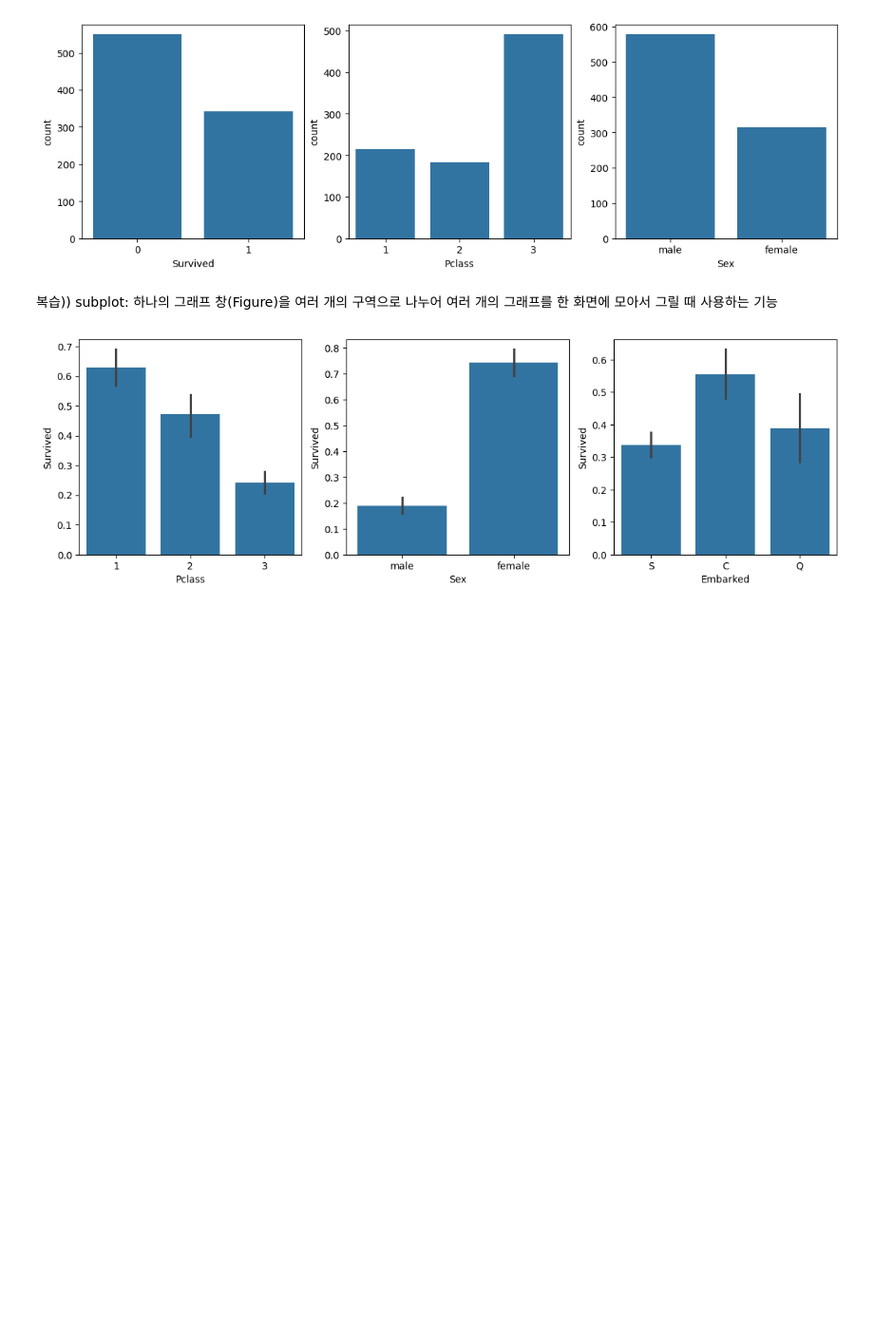
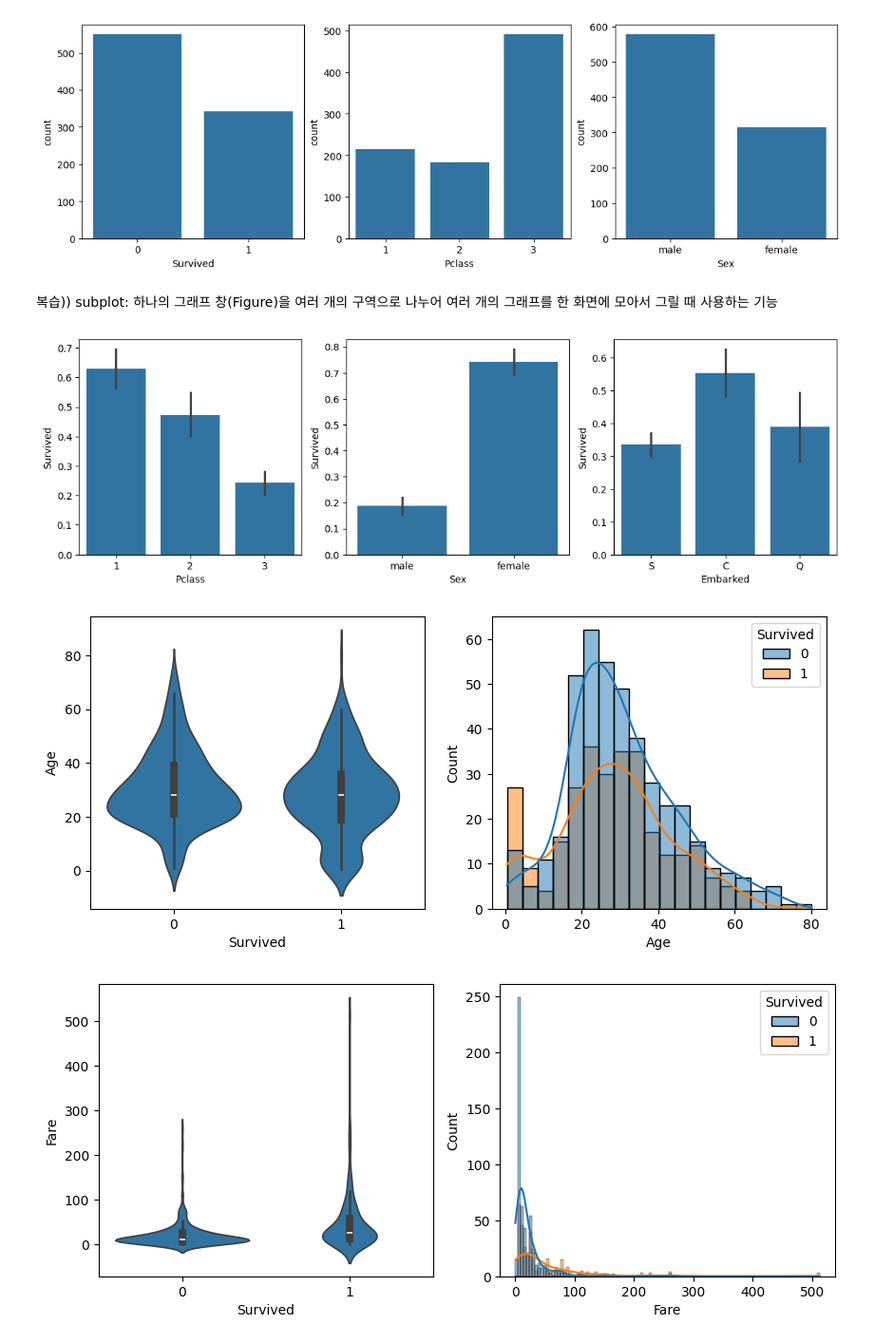
Before and after one commit to suyon0416/26-2_ESAA_YB, a Jupyter notebook: ESSA_YB_WEEK2_1.ipynb, the cells around one changed output. Shown at 95% size. Drawn from its saved outputs; the diff is of its cells as text; code cells hidden in the pictures; blank space fills up the shorter version.

```diff
--- a/ESSA_YB_WEEK2_1.ipynb
+++ b/ESSA_YB_WEEK2_1.ipynb
@@ -223,3 +224,20 @@ for index, column in enumerate(cat_columns):
   sns.barplot(x=column, y='Survived',data=titanic_df, ax=axs[index])
 # %% [output]
 [figure]
+# %%
+cont_columns=['Age','Fare']
+
+#리스트로 할당된 칼럼들의 개수만큼 루프 수행
+for column in cont_columns:
+  #왼쪽에는 바이올린 플롯, 오른쪽에는 히스토그램을 시각화. nrows는 1, ncols는 2인 서브플롯 생성
+  fig, axs = plt.subplots(nrows=1,ncols=2,figsize=(10,4))
+  #왼쪽 Axes 객체에는 Survived값 0, 1별 개별 칼럼의 바이올린 플롯 시각화.
+  sns.violinplot(x='Survived', y=column, data=titanic_df, ax=axs[0])
+  #오른쪽 Axes 객체에는 Survived 값에 따른 개별 칼럼의 히스토그램 시각화
+  sns.histplot(x=column,data=titanic_df,kde=True,hue='Survived', ax=axs[1])
+
+
+# 주의!! 코드들이 for문 루프 안으로 들어오게 작성하기!!
+# %% [output]
+[figure, added]
+[figure, added]
```
Also changed, not shown: parts of 9 cells of this notebook.
